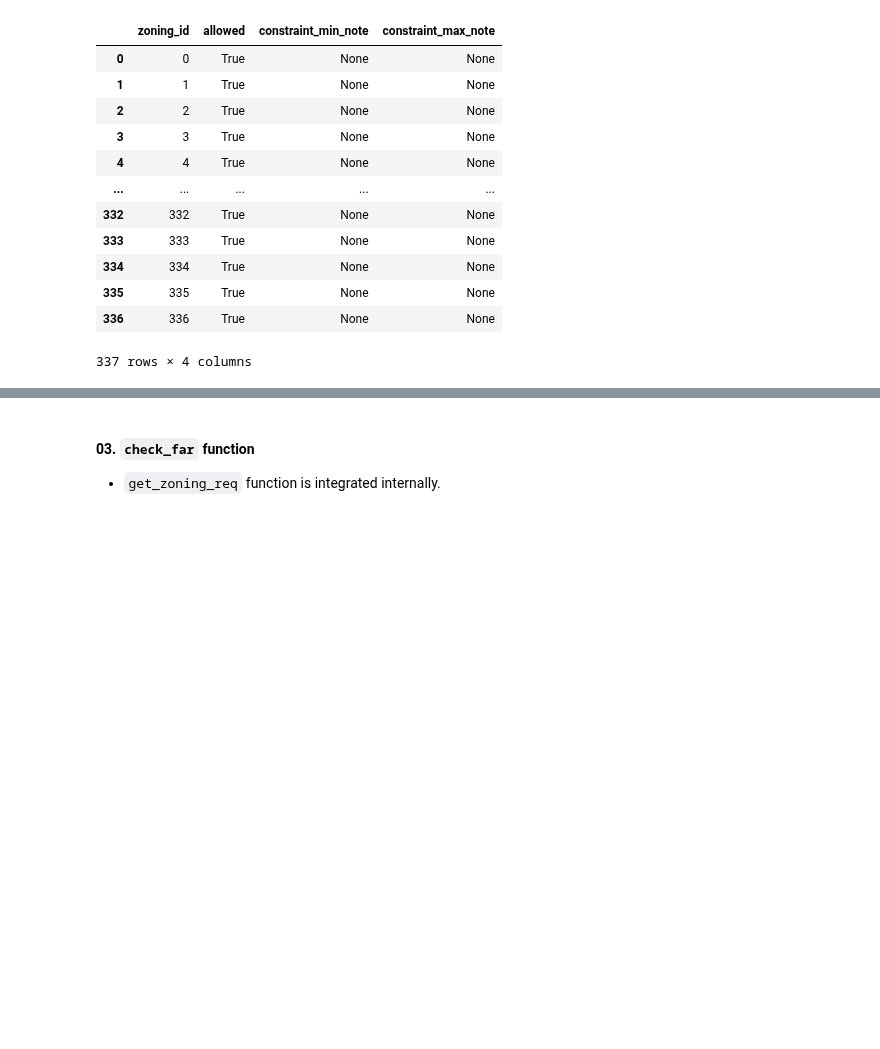
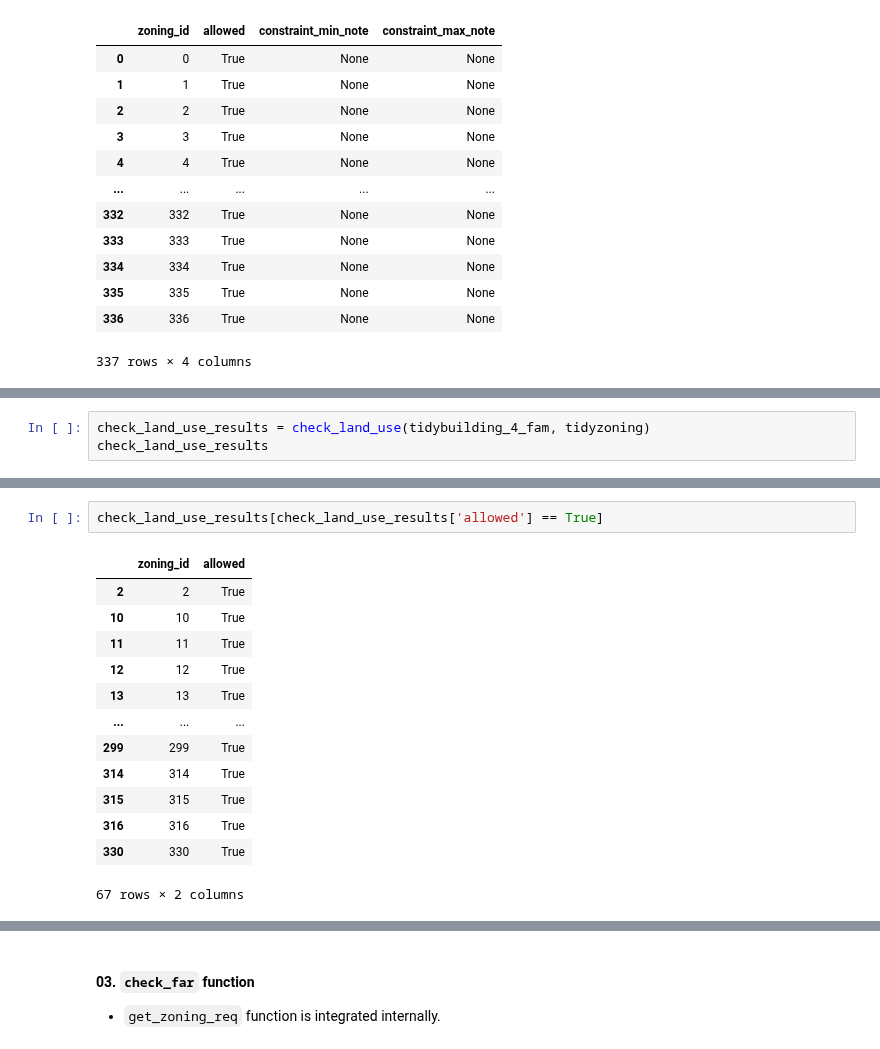
Before and after one commit to HOUPU1993/tidyzoning, a Jupyter notebook: test.ipynb, the cells around one changed output, grey strips where cells are left out. Saved outputs shown, nothing was run; the diff lists cells and outputs as text; blank space fills up the shorter version.

```diff
--- a/test.ipynb
+++ b/test.ipynb
@@ -479,0 +471,3 @@ check_fl_area_result
+# %%
+check_land_use_results = check_land_use(tidybuilding_4_fam, tidyzoning)
+check_land_use_results
@@ -479,0 +488,16 @@ check_fl_area_result
+# %%
+check_land_use_results[check_land_use_results['allowed'] == True]
+# %% [output]
+|  | zoning_id | allowed |
+| 2 | 2 | True |
+| 10 | 10 | True |
+| 11 | 11 | True |
+| 12 | 12 | True |
+| 13 | 13 | True |
+| ... | ... | ... |
+| 299 | 299 | True |
+| 314 | 314 | True |
+| 315 | 315 | True |
+| 316 | 316 | True |
+| 330 | 330 | True |
+67 rows × 2 columns
```
Also changed, not shown: parts of 13 cells of this notebook, 2 other files.
